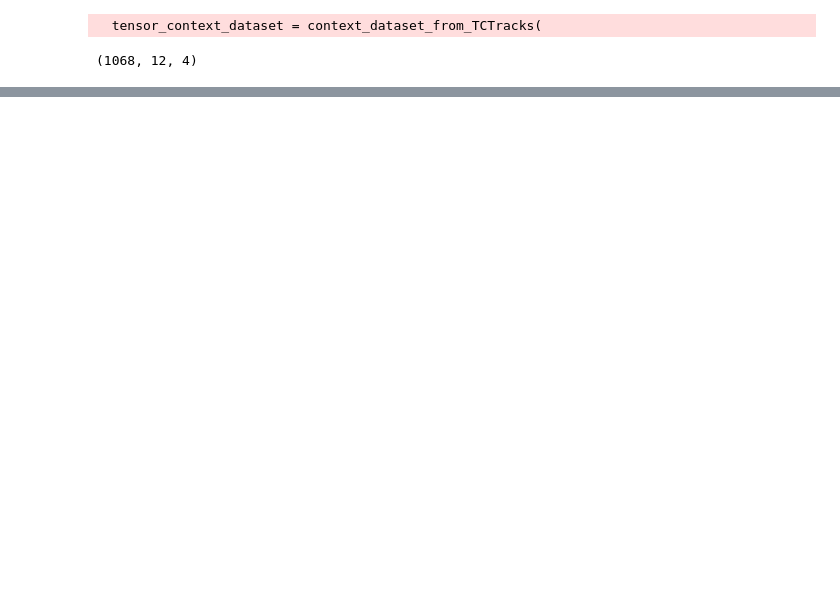
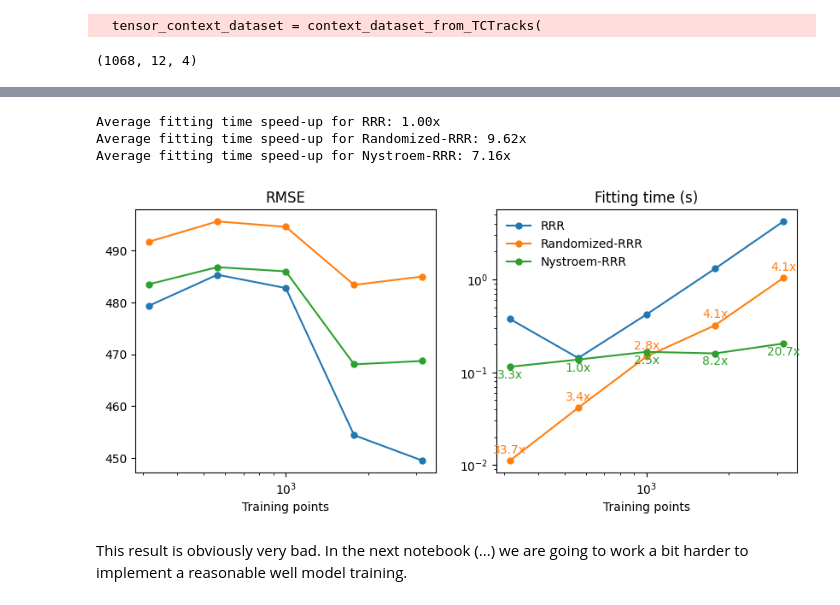
Before and after one commit to ejbrun/koopman_learning_tropical_cyclone, a Jupyter notebook: examples/koopman_for_TC_first_example.ipynb, the cells around one changed output, grey strips where cells are left out. Cells and saved outputs as stored; diff of their text form; code cells hidden in the pictures; blank space fills up the shorter version.

```diff
--- a/examples/koopman_for_TC.ipynb
+++ b/examples/koopman_for_TC_first_example.ipynb
@@ -242,0 +368,3 @@ TrajectoryContextDataset <item_count=36, context_length=10, data=[[[  13.3
+# %%
+train_stops = np.logspace(2.5, 3.5, 5).astype(int)
+train_stops
@@ -242,0 +373,10 @@ TrajectoryContextDataset <item_count=36, context_length=10, data=[[[  13.3
+# %%
+results = []
+for stop in train_stops:
+    models = {
+        'RRR': Kernel(kernel=kernel, reduced_rank=reduced_rank, tikhonov_reg=tikhonov_reg, rank = rank, svd_solver='arnoldi'),
+        'Randomized-RRR': Kernel(kernel=kernel, reduced_rank=reduced_rank, svd_solver='randomized', tikhonov_reg=tikhonov_reg, rank = rank, rng_seed=42),
+        'Nystroem-RRR': NystroemKernel(kernel=kernel, reduced_rank=reduced_rank, svd_solver='arnoldi', tikhonov_reg=tikhonov_reg, rank = rank, num_centers=num_centers, rng_seed=42),
+    }
+    print(f'\nTraining points: {stop}')
+    results.append(runner(models, stop))
@@ -242,0 +401,45 @@ TrajectoryContextDataset <item_count=36, context_length=10, data=[[[  13.3
+# %%
+timings = {name: np.array([res[name]['fit_time'] for res in results]) for name in models.keys()}
+test_rMSE = {name: np.array([res[name]['RMSE_onestep_test'] for res in results]) for name in models.keys()}
+
+speedup = {}
+for name in models.keys():
+    speedup[name] = timings['RRR']/timings[name]
+# %%
+fig, axes = plt.subplots(ncols=2, figsize=(10,4))
+for name in models.keys():
+    axes[0].plot(train_stops, test_rMSE[name],'.-', label=name, markersize=10)
+    axes[1].plot(train_stops, timings[name],'.-', label=name, markersize=10)
+
+colors = []
+for line in axes[0].get_lines():
+    colors.append(line.get_color())
+
+axes[0].set_title('RMSE')
+axes[1].set_title('Fitting time (s)')
+axes[1].legend(frameon = False, loc = 'upper left')
+axes[1].set_yscale('log')
+
+for ax in axes:
+    ax.set_xscale('log')
+    ax.set_xlabel('Training points')
+
+ax = axes[1]
+for name in models.keys():
+    for i, el in enumerate(speedup[name]):
+        if (name == 'Randomized-RRR'):
+            c = colors[1]
+            ax.text(train_stops[i], timings[name][i]*1.2, f'{el:.1f}x', fontsize=10, color = c, ha='center')
+        elif (name == 'Nystroem-RRR'):
+            c = colors[2]
+            ax.text(train_stops[i], timings[name][i]*0.75, f'{el:.1f}x', fontsize=10, color = c, ha='center')
+        else:
+            pass
+    print(f"Average fitting time speed-up for {name}: {np.mean(speedup[name]):.2f}x")
+# %% [output]
+Average fitting time speed-up for RRR: 1.00x
+Average fitting time speed-up for Randomized-RRR: 9.62x
+Average fitting time speed-up for Nystroem-RRR: 7.16x
+[figure, added]
+# %% [markdown]
+This result is obviously very bad. In the next notebook (...) we are going to work a bit harder to implement a reasonable well model training.
```
Also changed, not shown: parts of 51 cells of this notebook, 1 other file.
